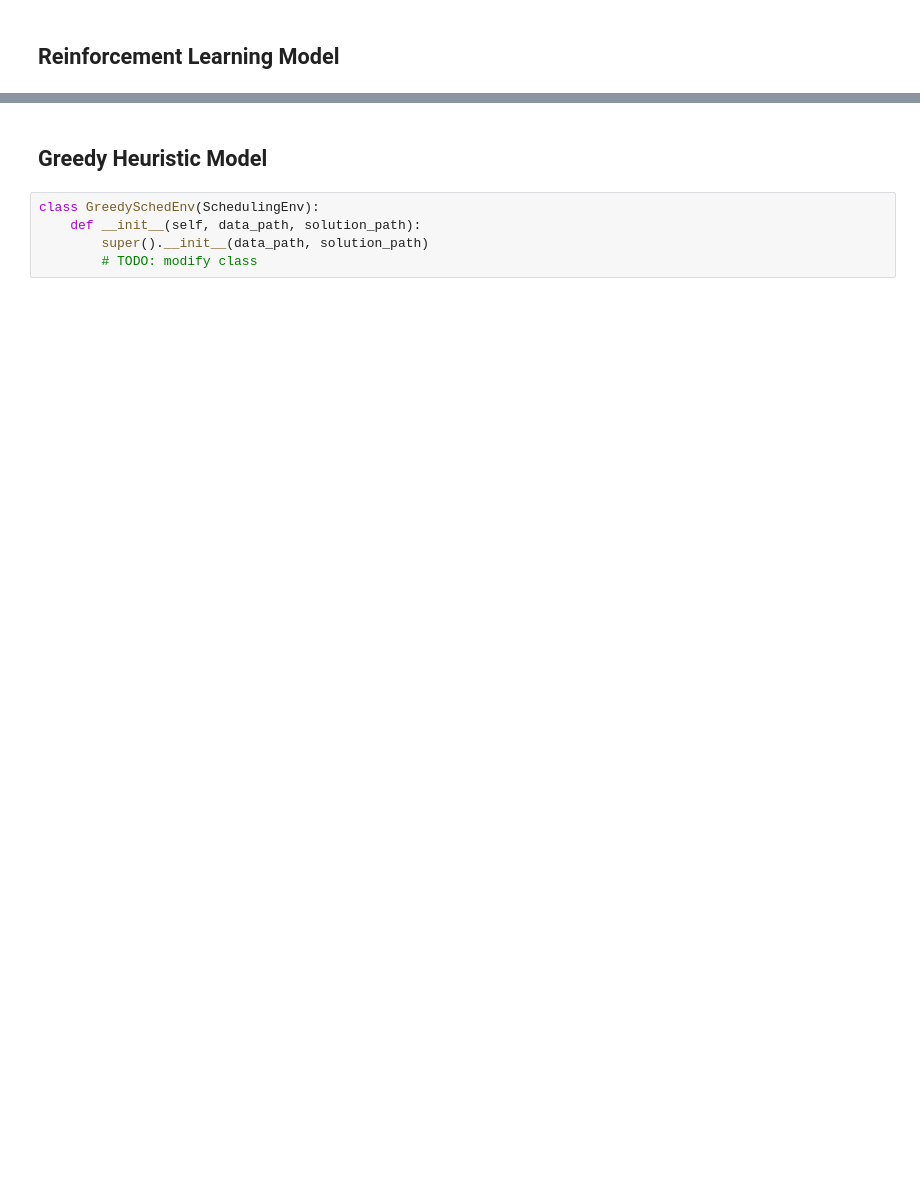
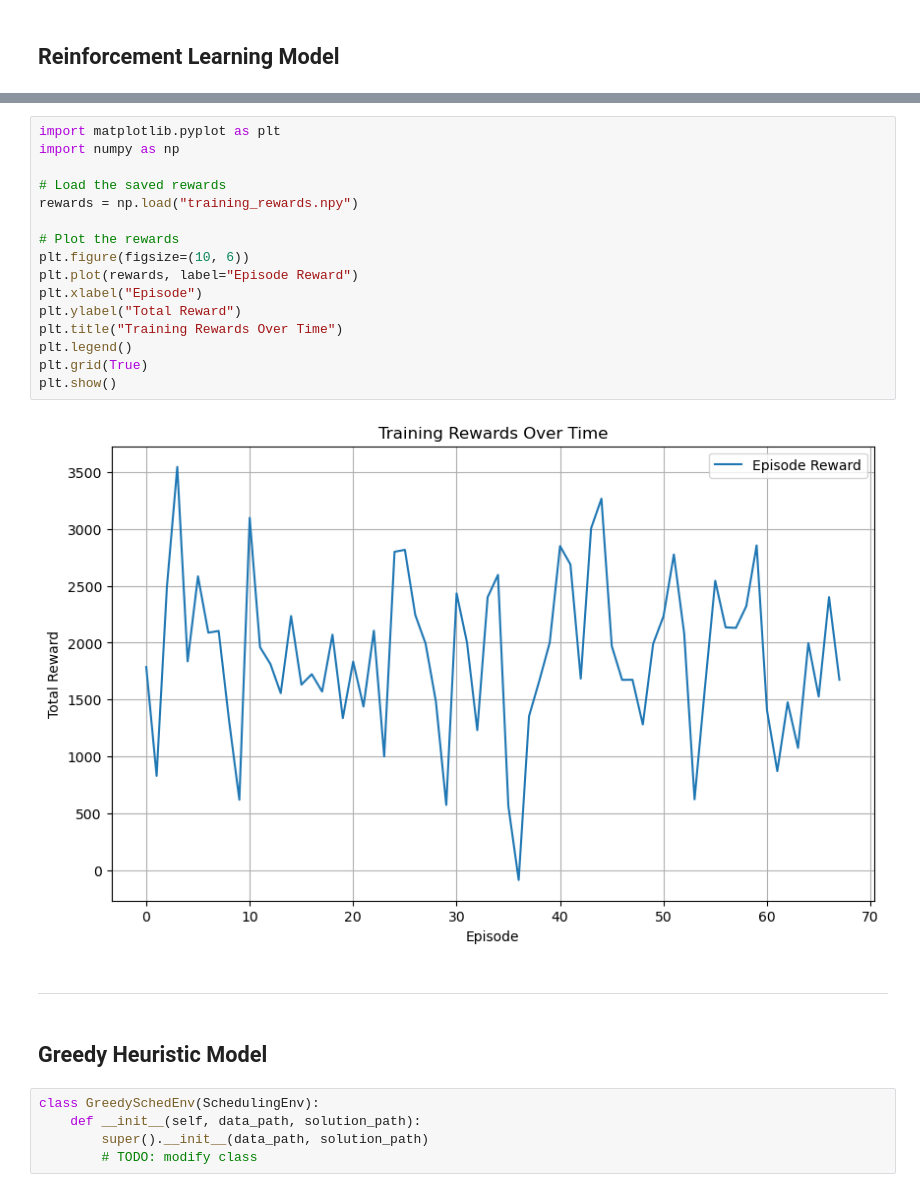
Before and after one commit to JessSanChen/nurse_scheduling, a Jupyter notebook: main.ipynb, the cells around one changed output, grey strips where cells are left out. Saved outputs shown, nothing was run; the diff lists cells and outputs as text; blank space fills up the shorter version.

Commit message:
Graph

```diff
--- a/main.ipynb
+++ b/main.ipynb
@@ -290,3 +357,23 @@ AssertionError: Your environment must inherit from the gymnasium.Env class cf. h
+# %%
+import matplotlib.pyplot as plt
+import numpy as np
+
+# Load the saved rewards
+rewards = np.load("training_rewards.npy")
+
+# Plot the rewards
+plt.figure(figsize=(10, 6))
+plt.plot(rewards, label="Episode Reward")
+plt.xlabel("Episode")
+plt.ylabel("Total Reward")
+plt.title("Training Rewards Over Time")
+plt.legend()
+plt.grid(True)
+plt.show()
+# %% [output]
+[figure, added]
+# %% [markdown]
+_________________
 # %% [markdown]
 ## **Greedy Heuristic Model**
 # %%
```
Also changed, not shown: parts of 20 cells of this notebook, 1 other file.
